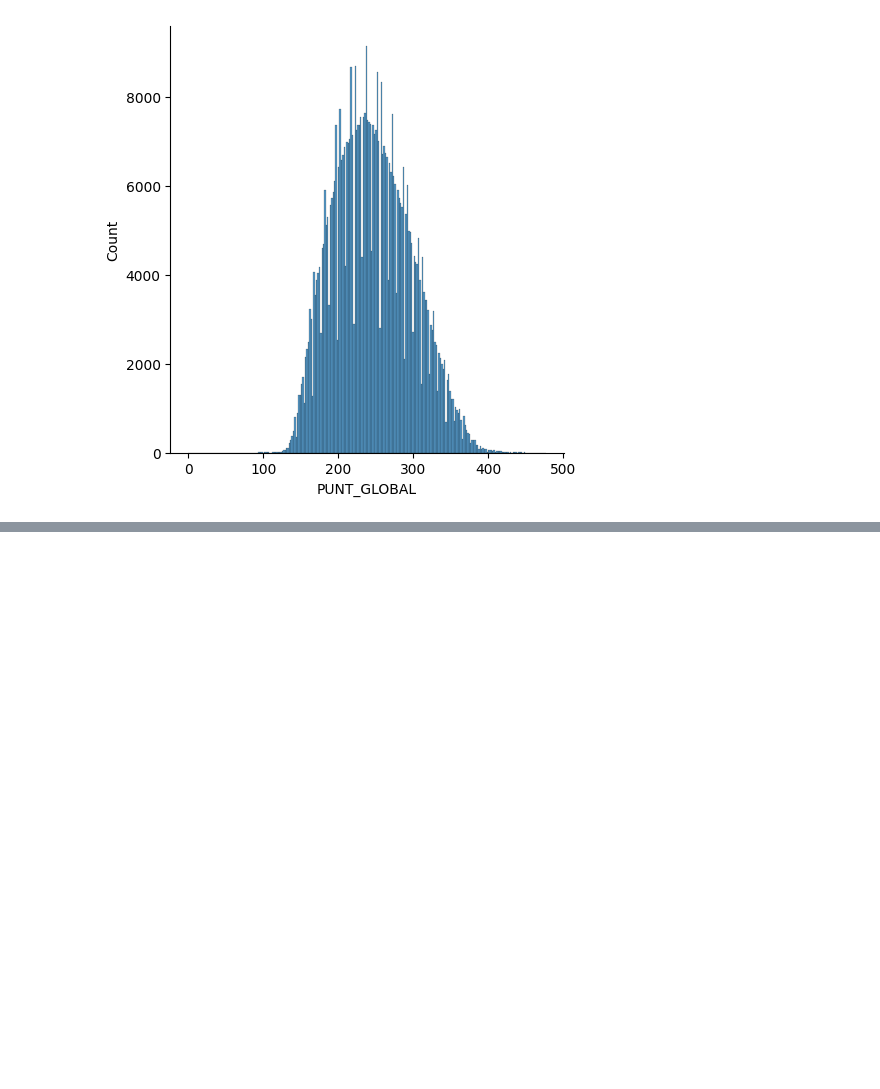
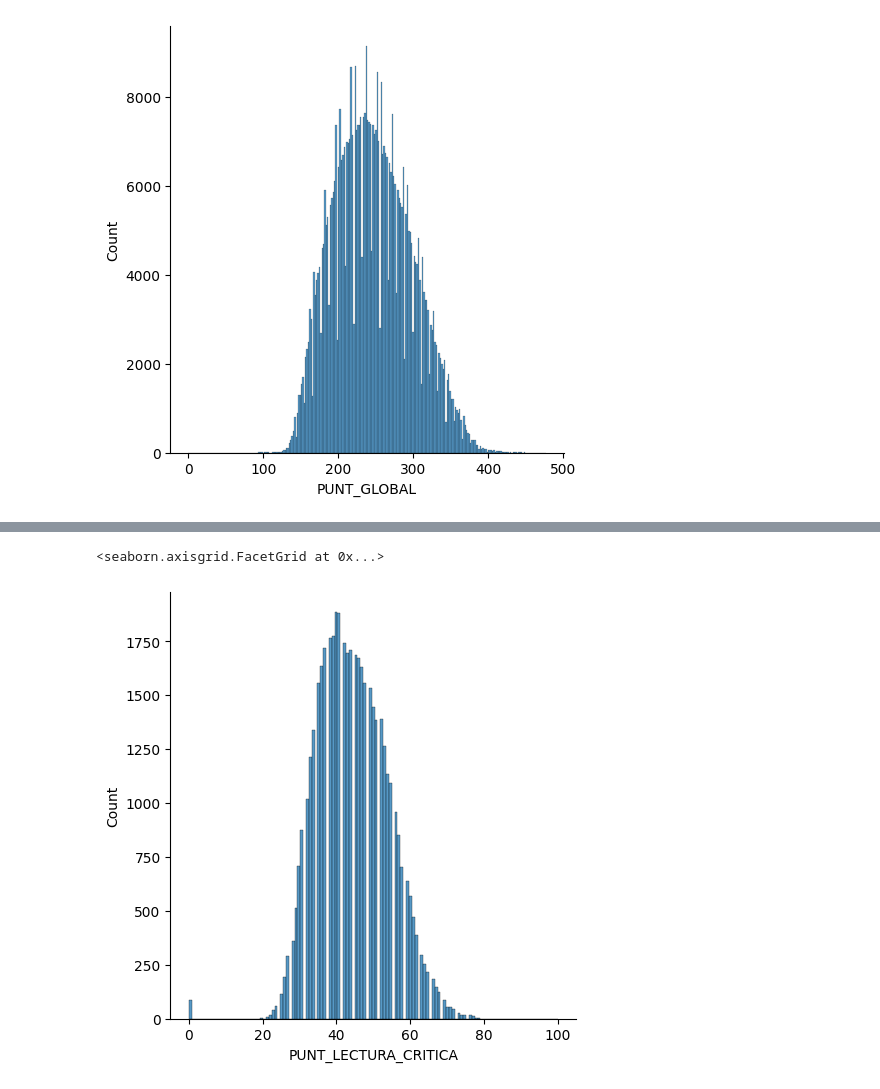
Before and after one commit to jagiraldom/Feature_processing, a Jupyter notebook: DataExplorationIcfes.ipynb, the cells around one changed output, grey strips where cells are left out. Drawn from its saved outputs; the diff is of its cells as text; code cells hidden in the pictures; blank space fills up the shorter version.

```diff
--- a/DataExplorationIcfes.ipynb
+++ b/DataExplorationIcfes.ipynb
@@ -170,0 +206,5 @@ Name: PUNT_GLOBAL, Length: 1114, dtype: float64
+# %%
+sns.displot(df, x=df["PUNT_LECTURA_CRITICA"].where(df["ESTU_FECHANACIMIENTO"]<2000)) # Exploration by age
+# %% [output]
+<seaborn.axisgrid.FacetGrid at 0x...>
+[figure, added]
```
Also changed, not shown: parts of 9 cells of this notebook.
